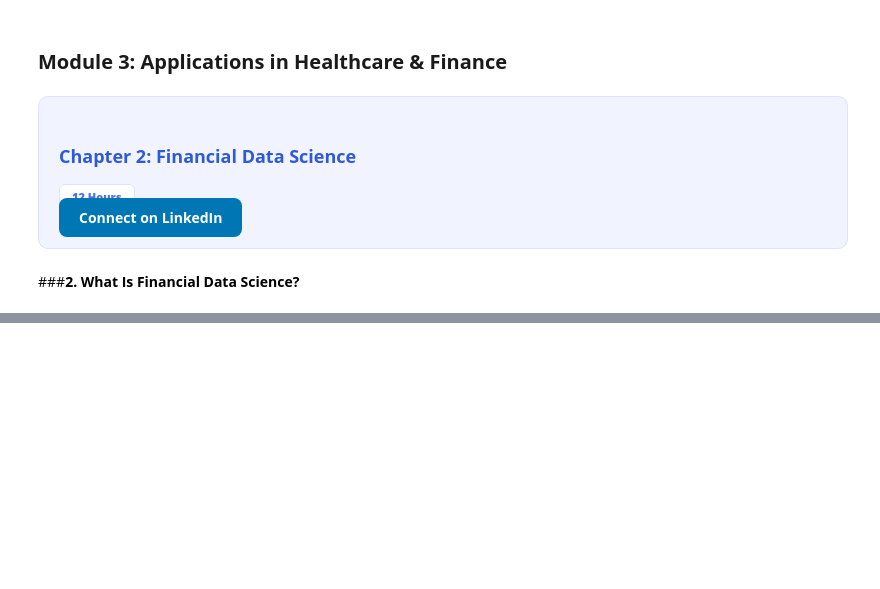
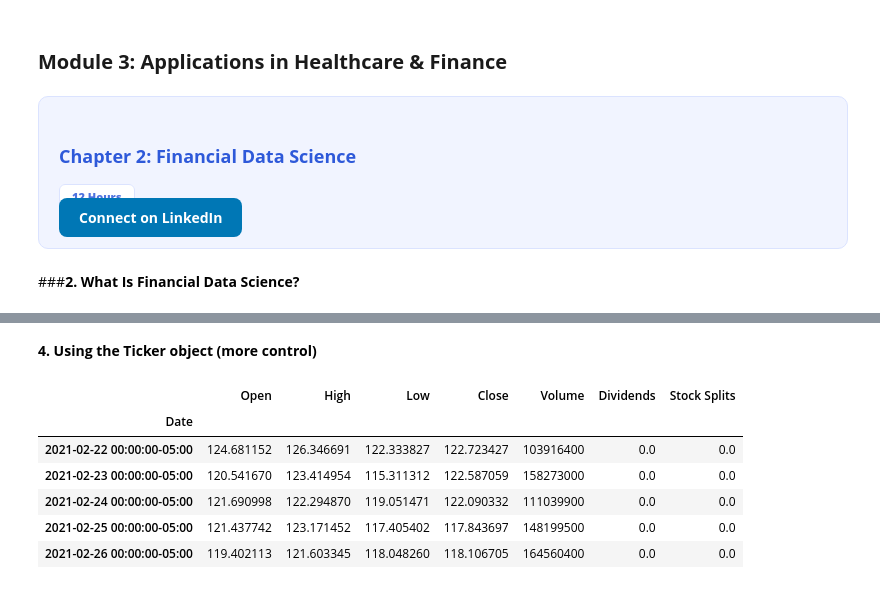
Before and after one commit to epythonlab2/AI_4_health, a Jupyter notebook: module_3_2_financial_data_science.ipynb, the cells around one changed output, grey strips where cells are left out. Drawn from its saved outputs; the diff is of its cells as text; code cells hidden in the pictures; blank space fills up the shorter version.

```diff
--- a/module_3_2_financial_data_science.ipynb
+++ b/module_3_2_financial_data_science.ipynb
@@ -32,0 +190,21 @@ Unlike many ML domains, mistakes are costly here. Models must be accurate, expla
+# %% [markdown]
+**4. Using the Ticker object (more control)**
+# %%
+apple = yf.Ticker("AAPL")
+
+# Historical prices
+hist = apple.history(period="5y")
+
+# Corporate actions
+dividends = apple.dividends
+splits = apple.splits
+
+hist.head()
+# %% [output]
+|  | Open | High | Low | Close | Volume | Dividends | Stock Splits |
+| Date |  |  |  |  |  |  |  |
+| 2021-02-22 00:00:00-05:00 | 124.681152 | 126.346691 | 122.333827 | 122.723427 | 103916400 | 0.0 | 0.0 |
+| 2021-02-23 00:00:00-05:00 | 120.541670 | 123.414954 | 115.311312 | 122.587059 | 158273000 | 0.0 | 0.0 |
+| 2021-02-24 00:00:00-05:00 | 121.690998 | 122.294870 | 119.051471 | 122.090332 | 111039900 | 0.0 | 0.0 |
+| 2021-02-25 00:00:00-05:00 | 121.437742 | 123.171452 | 117.405402 | 117.843697 | 148199500 | 0.0 | 0.0 |
+| 2021-02-26 00:00:00-05:00 | 119.402113 | 121.603345 | 118.048260 | 118.106705 | 164560400 | 0.0 | 0.0 |
```
Also changed, not shown: parts of 15 cells of this notebook.
